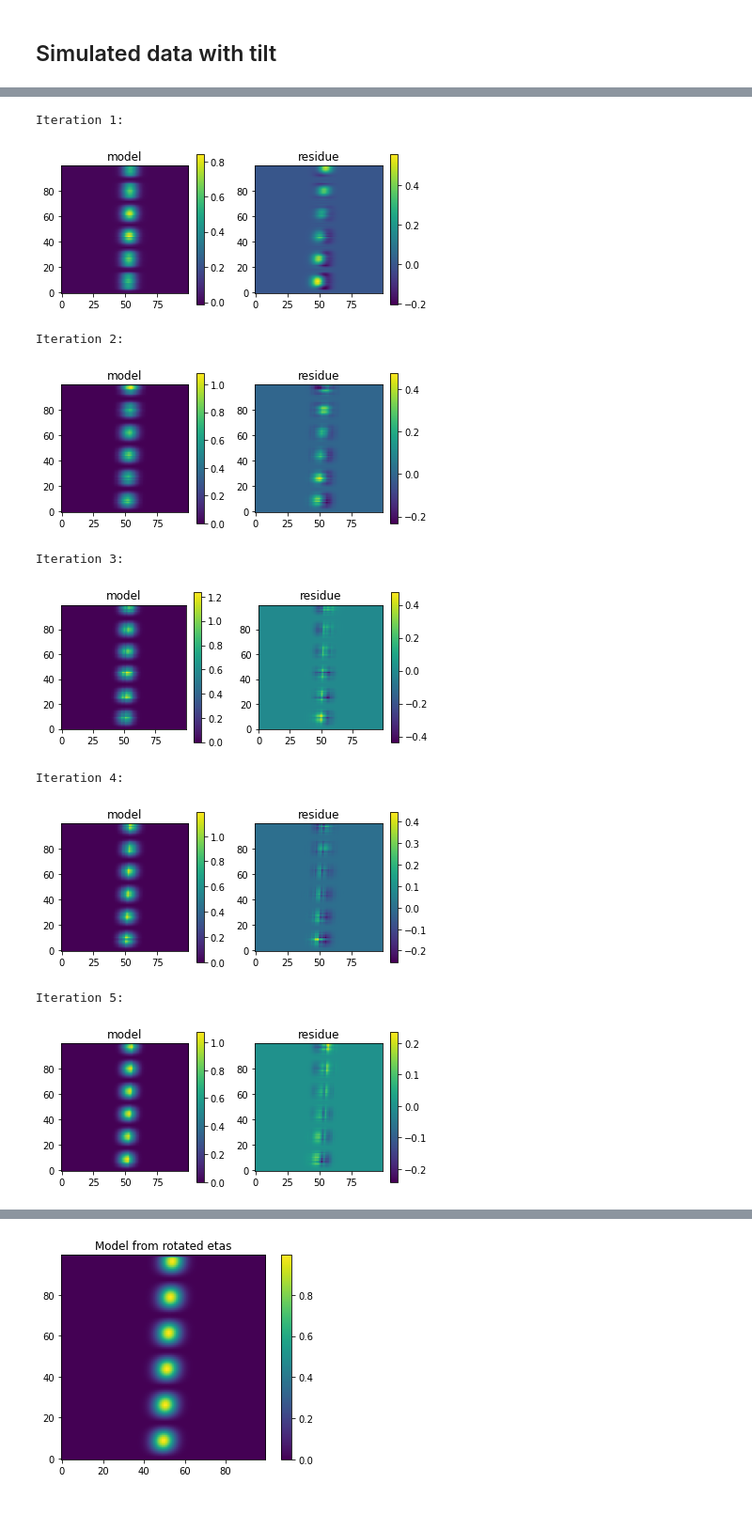
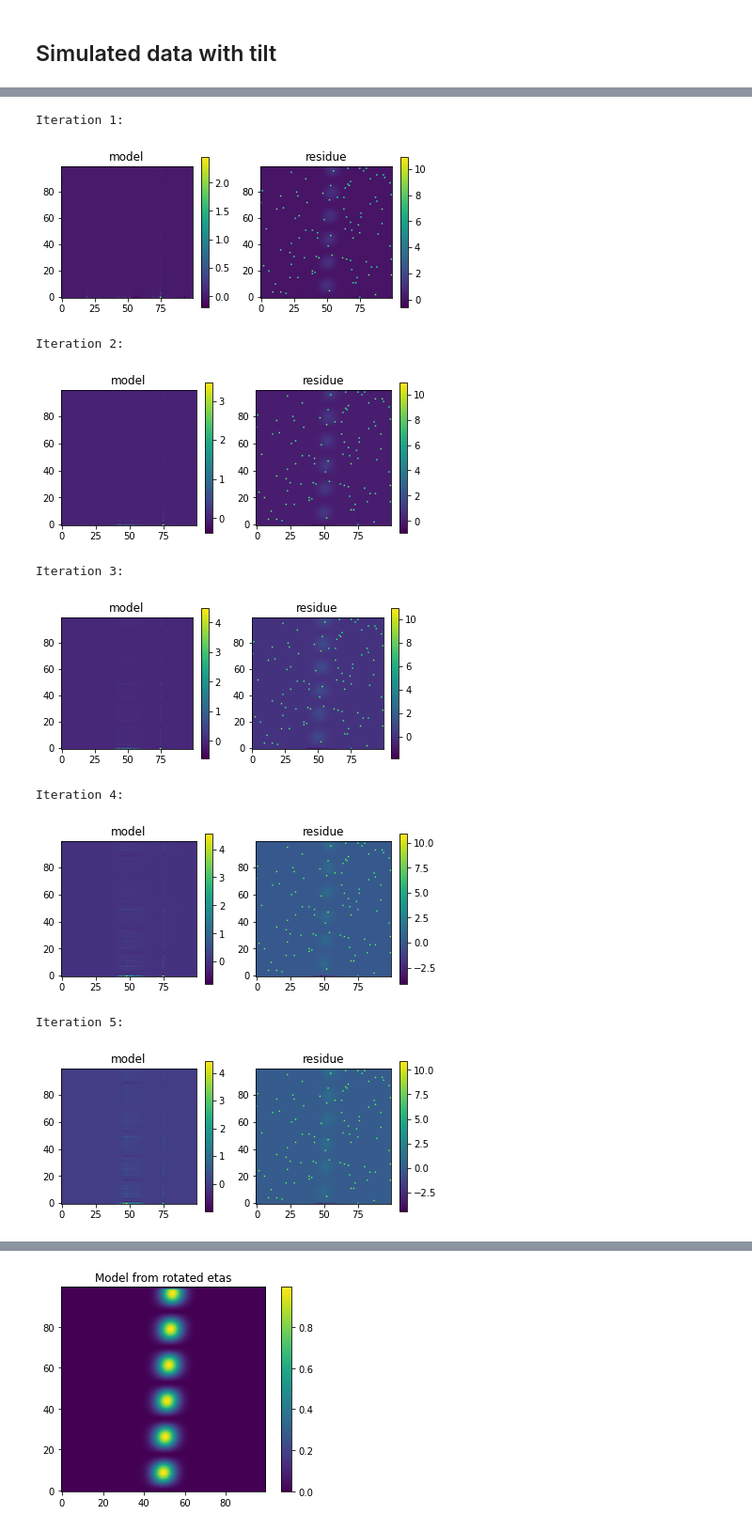
Before and after one commit to krlodeleon/spectro, a Jupyter notebook: testing_parametrized_outer_product.ipynb, the cells around one changed output, grey strips where cells are left out. Shown at 94% size. Drawn from its saved outputs; the diff is of its cells as text; code cells hidden in the pictures.

Commit message:
Cleaning...
Phase 1

```diff
--- a/testing_parametrized_outer_product.ipynb
+++ b/testing_parametrized_outer_product.ipynb
@@ -905,8 +928,8 @@ def f(y,x):
 #     return np.exp(-(xx + yy*(-0.08) - 0.5)**2/0.05)
 
 data_clean = f(ys,xs)
-cosmic_rays = 0.5*(1 + np.sign( (3/100) - np.random.rand(len(data_clean),len(data_clean[0]))))
-data_sim = data_clean + 0.05*0*np.random.randn(len(data_clean),len(data_clean[0]))/2 + 0*1000*cosmic_rays
+cosmic_rays = 0.5*(1 + np.sign( (1/100) - np.random.rand(len(data_clean),len(data_clean[0]))))
+data_sim = data_clean + 0.03*0*np.random.randn(len(data_clean),len(data_clean[0]))/2 + 10*cosmic_rays
 
 plt.imshow(data_sim, origin='lower', vmax=1)
 plt.show()
@@ -915,37 +938,14 @@ plt.show()
 # %%
-# Constructing grid points
-xxs, yys = np.meshgrid(xs,ys)
-xxs_flat = xxs.flatten()
-yys_flat = yys.flatten()
-
-
-n_freq_x = int(len(data_sim[0])/2)
-n_freq_y = int(len(data_sim)/2)
-# n_freq_x = 15
-# n_freq_y = 15
-x_len = 2*n_freq_x - 1
-y_len = 2*n_freq_y - 1
-design_x = fourier_design(xxs_flat,n_freq_x)
-design_y = fourier_design(yys_flat,n_freq_y)
-
-initial_guess = np.zeros(y_len+x_len)
-initial_guess[0] = 1
-initial_guess[y_len] = 1
-
-
-# initial_guess = np.ones(y_len+x_len)
-
-# guess = minimize_pics_lstsq(data_sim, design_x, design_y, initial_guess, 20, y_len)
-guess = minimize_test(data_sim, n_freq_x, n_freq_y ,initial_guess, 20, y_len, 1, 1)
+fit_parameters = minimize_2Dspec_maximal(data_sim, 20, 10)
 # %% [output]
 Iteration 1:
-[figure, old version]
+[figure, new version]
 Iteration 2:
-[figure, old version]
+[figure, new version]
 Iteration 3:
-[figure, old version]
+[figure, new version]
 Iteration 4:
-[figure, old version]
+[figure, new version]
 Iteration 5:
-[figure, old version]
+[figure, new version]
 Iteration 6:
```
Also changed, not shown: parts of 7 cells of this notebook.
